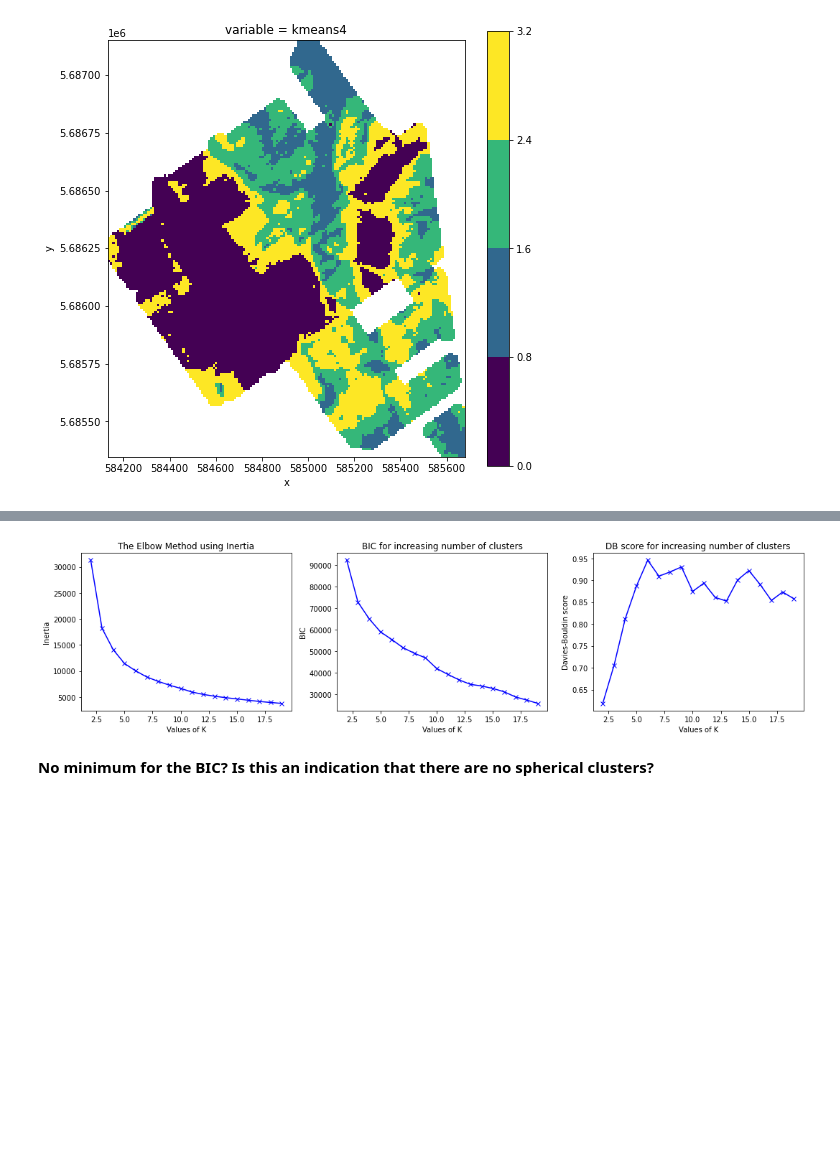
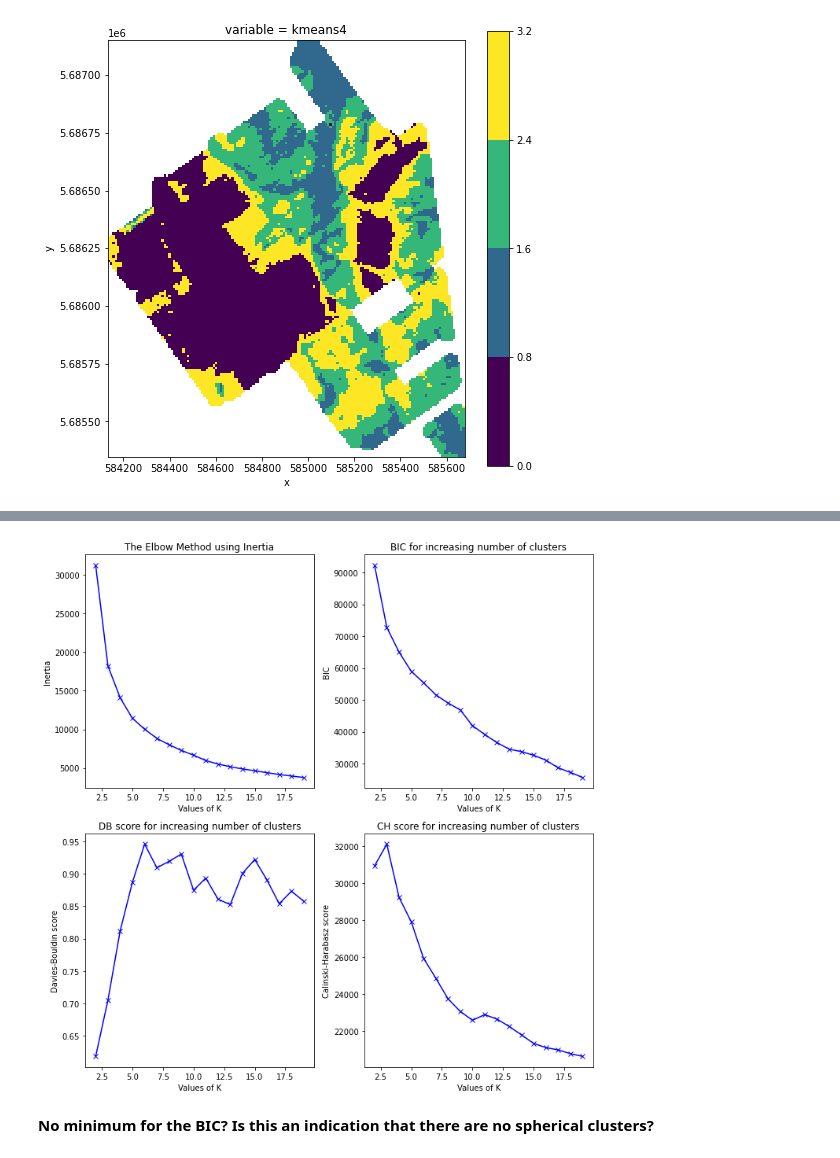
Before and after one commit to drdebivre/Thesis_EMIclass, a Jupyter notebook: 2.K_means.ipynb, the cells around one changed output, grey strips where cells are left out. Drawn from its saved outputs; the diff is of its cells as text; code cells hidden in the pictures; blank space fills up the shorter version.

Commit message:
CH-score

```diff
--- a/2.K_means.ipynb
+++ b/2.K_means.ipynb
@@ -112,41 +116,49 @@ def BIC_kmeans(kmeans, data):
 
     return BIC
 # %%
-from sklearn.metrics import davies_bouldin_score
+from sklearn.metrics import davies_bouldin_score, calinski_harabasz_score
 
 inertias = []
 BIC = []
 DB_scores = []
+CH_scores = []
 K = range(2, 20)
 
 for k in K:
     # Building and fitting the model
     kmeans = KMeans(n_clusters=k, random_state=0, n_init=5, init='k-means++').fit(df_std)
 
     inertias.append(kmeans.inertia_)
     BIC.append(BIC_kmeans(kmeans, df_std))
     DB_scores.append(davies_bouldin_score(df_std, kmeans.labels_))
+    CH_scores.append(calinski_harabasz_score(df_std, kmeans.labels_))
 
-fig, (ax0, ax1, ax2) = plt.subplots(1, 3, figsize=(15,4))
+fig, ((ax0, ax1), (ax2, ax3)) = plt.subplots(2, 2, figsize=(10,10))
 
 ax0.plot(K, inertias, 'bx-')
 ax0.set_xlabel('Values of K')
 ax0.set_ylabel('Inertia')
 ax0.set_title('The Elbow Method using Inertia')
 
 ax1.plot(K, BIC, 'bx-')
 ax1.set_xlabel('Values of K')
 ax1.set_ylabel('BIC')
 ax1.set_title('BIC for increasing number of clusters')
 
 ax2.plot(K, DB_scores, 'bx-')
 ax2.set_xlabel('Values of K')
 ax2.set_ylabel('Davies-Bouldin score')
 ax2.set_title('DB score for increasing number of clusters')
+
+ax3.plot(K, CH_scores, 'bx-')
+ax3.set_xlabel('Values of K')
+ax3.set_ylabel('Calinski-Harabasz score')
+ax3.set_title('CH score for increasing number of clusters')
+
 plt.tight_layout()
 plt.show()
 # %% [output]
-[figure, old version]
+[figure, new version]
 # %% [markdown]
 **No minimum for the BIC? Is this an indication that there are no spherical clusters?**
 # %%
```
Also changed, not shown: parts of 3 cells of this notebook.
